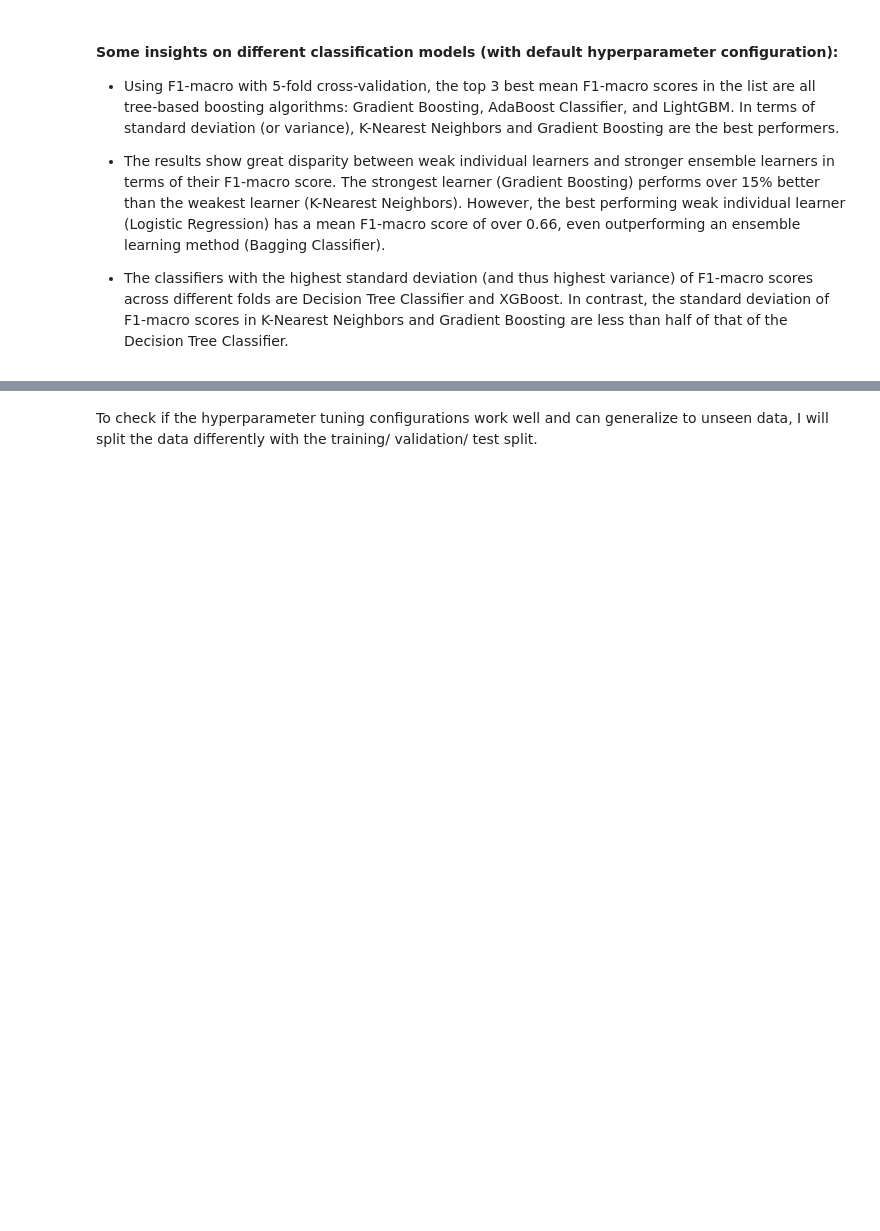
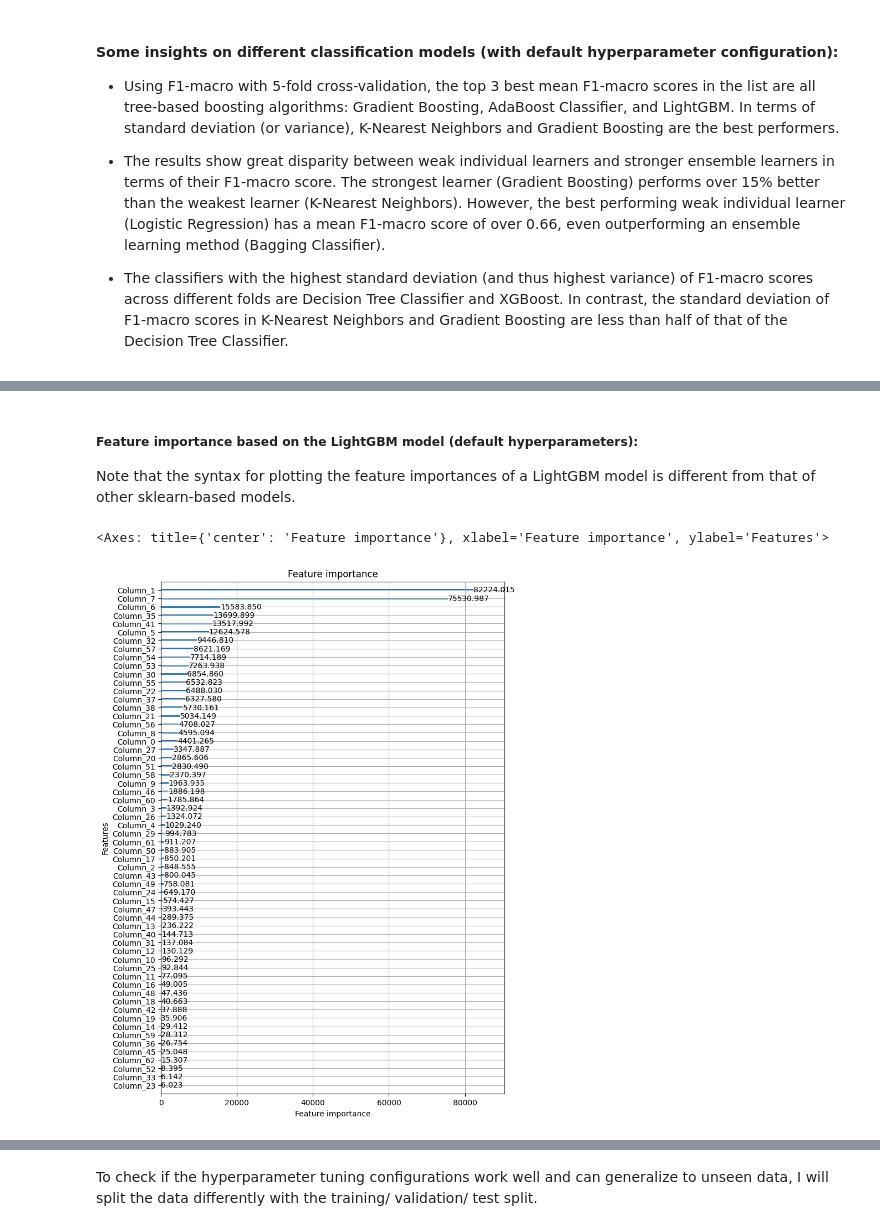
Before and after one commit to thaianle/bank-marketing, a Jupyter notebook: bank-marketing.ipynb, the cells around one changed output, grey strips where cells are left out. Saved outputs shown, nothing was run; the diff lists cells and outputs as text; code cells hidden in the pictures; blank space fills up the shorter version.

```diff
--- a/bank-marketing.ipynb
+++ b/bank-marketing.ipynb
@@ -1033,0 +1083,13 @@ entire_results
+# %% [markdown]
+##### **Feature importance based on the LightGBM model (default hyperparameters):**
+
+Note that the syntax for plotting the feature importances of a LightGBM model is different from that of other sklearn-based models.
+# %%
+# https://www.geeksforgeeks.org/machine-learning/lightgbm-feature-importance-and-visualization/
+lgb_model = lgb.LGBMClassifier(random_state = my_seed, verbose = -1)
+result_table('LightGBM', lgb_model, output_result = False).fit(X_train, y_train)
+lgb.plot_importance(lgb_model, importance_type = 'gain', figsize = (8, 12))
+# can customize appearance like titles or tick labels directly with the plot_importance parameters
+# %% [output]
+<Axes: title={'center': 'Feature importance'}, xlabel='Feature importance', ylabel='Features'>
+[figure, added]
```
Also changed, not shown: parts of 20 cells of this notebook.
